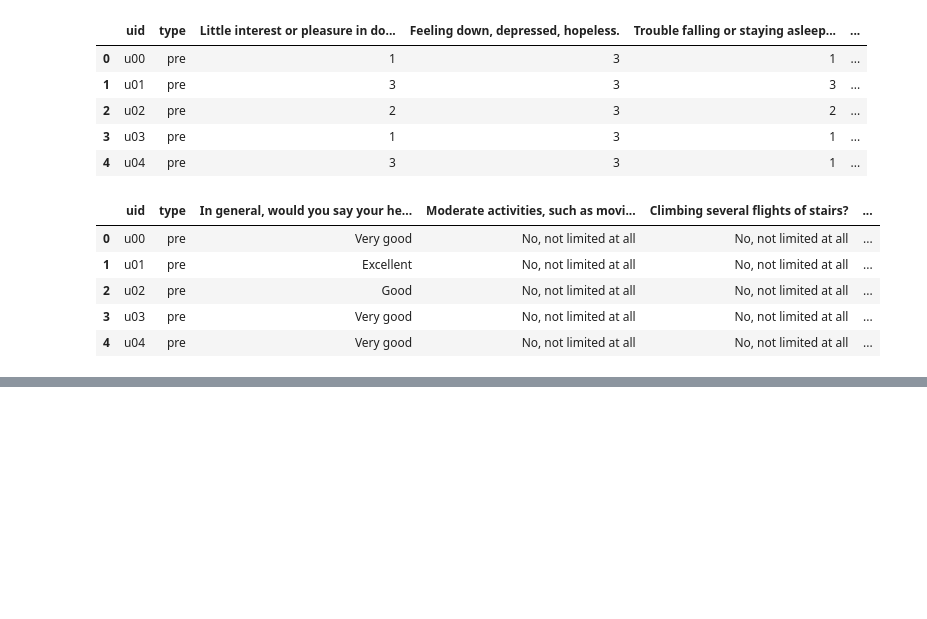
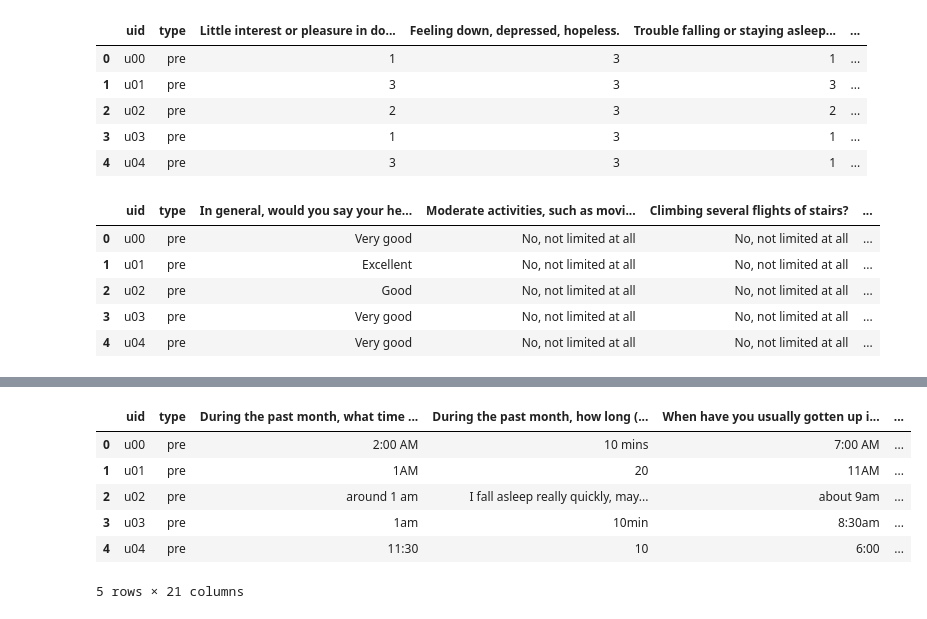
Before and after one commit to fanxu30/student_mental_health_ml, a Jupyter notebook: raw_data/surveys/surveys_clean.ipynb, the cells around one changed output, grey strips where cells are left out. Saved outputs shown, nothing was run; the diff lists cells and outputs as text; code cells hidden in the pictures; blank space fills up the shorter version.

Commit message:
add data cleaning files

```diff
--- a/raw_data/surveys/surveys_clean.ipynb
+++ b/raw_data/surveys/surveys_clean.ipynb
@@ -172,0 +242,11 @@ vr_12_df.head()
+# %%
+psqi_df = pd.read_csv("https://raw.githubusercontent.com/fanxu30/student_mental_health_ml/refs/heads/main/raw_data/surveys/psqi.csv")
+psqi_df.head()
+# %% [output]
+|  | uid | type | During the past month, what time ... | During the past month, how long (... | When have you usually gotten up i... | ... |
+| 0 | u00 | pre | 2:00 AM | 10 mins | 7:00 AM | ... |
+| 1 | u01 | pre | 1AM | 20 | 11AM | ... |
+| 2 | u02 | pre | around 1 am | I fall asleep really quickly, may... | about 9am | ... |
+| 3 | u03 | pre | 1am | 10min | 8:30am | ... |
+| 4 | u04 | pre | 11:30 | 10 | 6:00 | ... |
+5 rows × 21 columns
```
Also changed, not shown: parts of 13 cells of this notebook, 2 other files.
